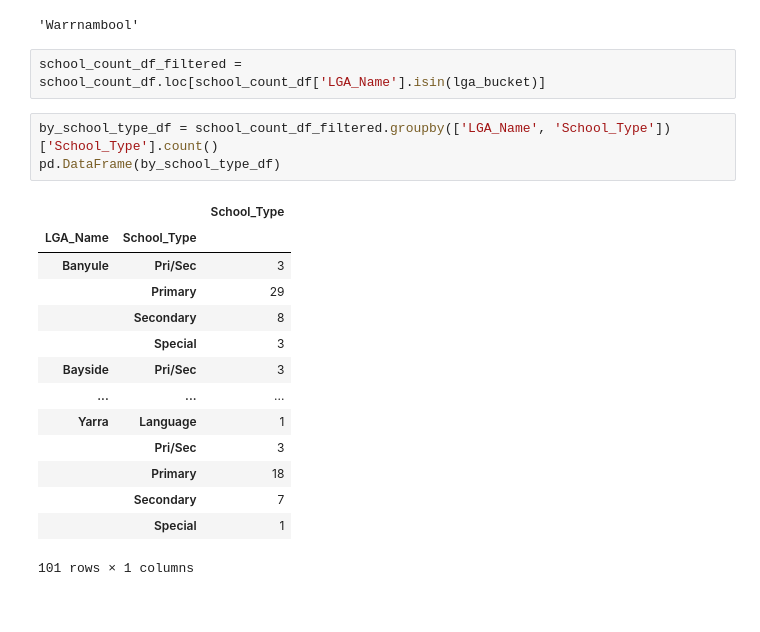
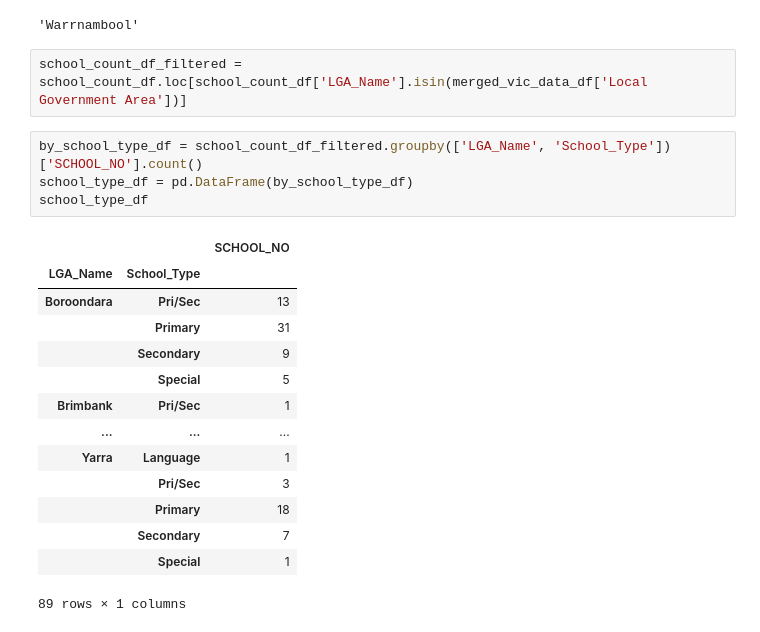
Before and after one commit to au-jr/Group-Project-1, a Jupyter notebook: john_working.ipynb, the cells around one changed output. Drawn from its saved outputs; the diff is of its cells as text.

```diff
--- a/john_working.ipynb
+++ b/john_working.ipynb
@@ -110,22 +236,23 @@ school_count_df['LGA_Name'][1]
 # %% [output]
 'Warrnambool'
 # %%
-school_count_df_filtered = school_count_df.loc[school_count_df['LGA_Name'].isin(lga_bucket)]
+school_count_df_filtered = school_count_df.loc[school_count_df['LGA_Name'].isin(merged_vic_data_df['Local Government Area'])]
 # %%
-by_school_type_df = school_count_df_filtered.groupby(['LGA_Name', 'School_Type'])['School_Type'].count()
-pd.DataFrame(by_school_type_df)
+by_school_type_df = school_count_df_filtered.groupby(['LGA_Name', 'School_Type'])['SCHOOL_NO'].count()
+school_type_df = pd.DataFrame(by_school_type_df)
+school_type_df
 # %% [output]
-|  |  | School_Type |
+|  |  | SCHOOL_NO |
 | LGA_Name | School_Type |  |
-| Banyule | Pri/Sec | 3 |
-|  | Primary | 29 |
-|  | Secondary | 8 |
-|  | Special | 3 |
-| Bayside | Pri/Sec | 3 |
+| Boroondara | Pri/Sec | 13 |
+|  | Primary | 31 |
+|  | Secondary | 9 |
+|  | Special | 5 |
+| Brimbank | Pri/Sec | 1 |
 | ... | ... | ... |
 | Yarra | Language | 1 |
 |  | Pri/Sec | 3 |
 |  | Primary | 18 |
 |  | Secondary | 7 |
 |  | Special | 1 |
-101 rows × 1 columns
+89 rows × 1 columns
```
Also changed, not shown: parts of 26 cells of this notebook.
